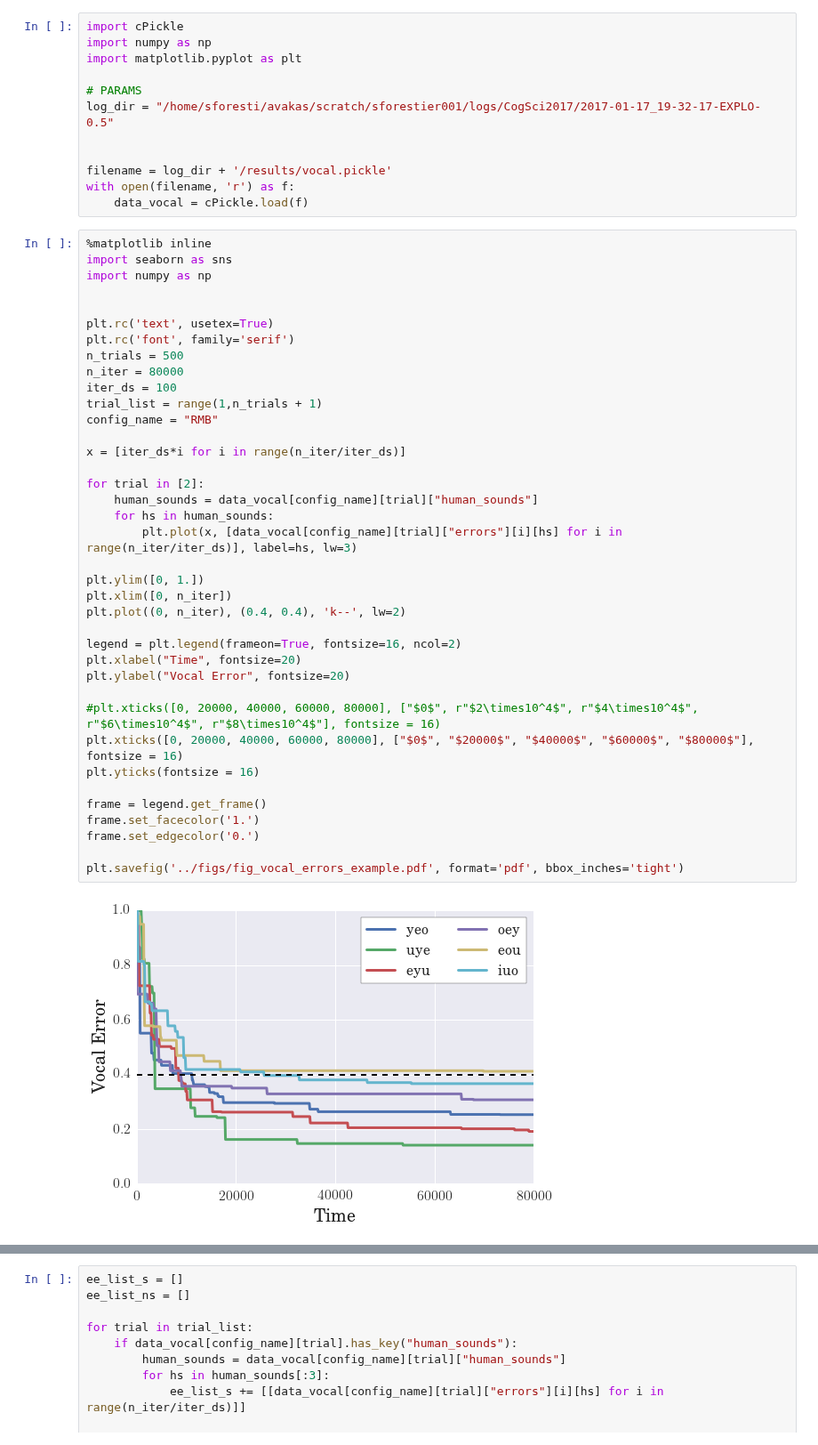
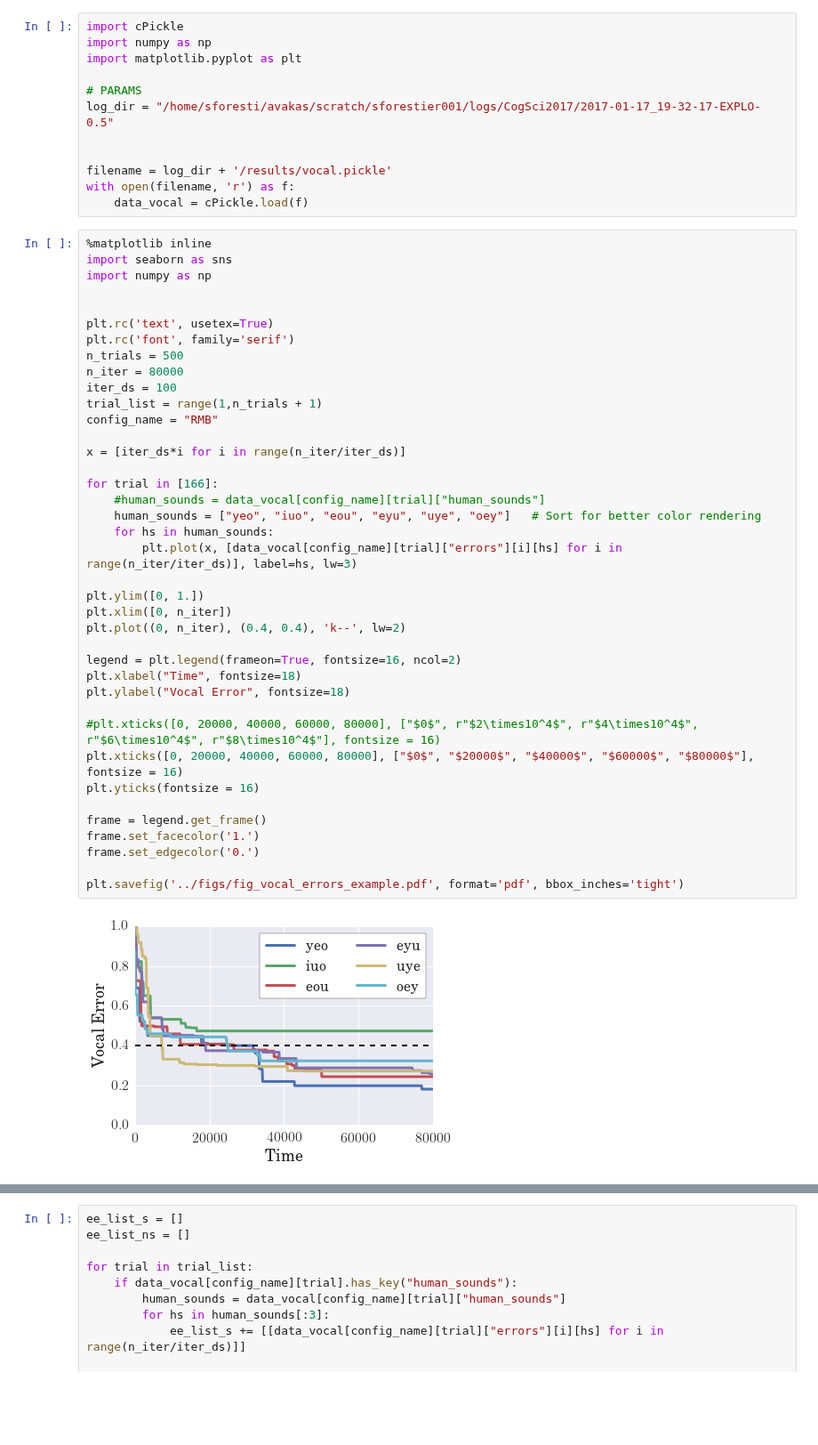
Before and after one commit to sebastien-forestier/CogSci2017, a Jupyter notebook: notebook/analysis_vocal.ipynb, the cells around one changed output, grey strips where cells are left out. Shown at 89% size. Cells and saved outputs as stored; diff of their text form; blank space fills up the shorter version.

```diff
--- a/notebook/analysis_vocal.ipynb
+++ b/notebook/analysis_vocal.ipynb
@@ -18,35 +18,36 @@ import numpy as np
 
 plt.rc('text', usetex=True)
 plt.rc('font', family='serif')
 n_trials = 500
 n_iter = 80000
 iter_ds = 100
 trial_list = range(1,n_trials + 1)
 config_name = "RMB"
 
 x = [iter_ds*i for i in range(n_iter/iter_ds)]
 
-for trial in [2]:
-    human_sounds = data_vocal[config_name][trial]["human_sounds"]
+for trial in [166]:
+    #human_sounds = data_vocal[config_name][trial]["human_sounds"]
+    human_sounds = ["yeo", "iuo", "eou", "eyu", "uye", "oey"]   # Sort for better color rendering
     for hs in human_sounds:
         plt.plot(x, [data_vocal[config_name][trial]["errors"][i][hs] for i in range(n_iter/iter_ds)], label=hs, lw=3)
 
 plt.ylim([0, 1.])
 plt.xlim([0, n_iter])
 plt.plot((0, n_iter), (0.4, 0.4), 'k--', lw=2)
 
 legend = plt.legend(frameon=True, fontsize=16, ncol=2)
-plt.xlabel("Time", fontsize=20)
-plt.ylabel("Vocal Error", fontsize=20)
+plt.xlabel("Time", fontsize=18)
+plt.ylabel("Vocal Error", fontsize=18)
 
 #plt.xticks([0, 20000, 40000, 60000, 80000], ["$0$", r"$2\times10^4$", r"$4\times10^4$", r"$6\times10^4$", r"$8\times10^4$"], fontsize = 16)
 plt.xticks([0, 20000, 40000, 60000, 80000], ["$0$", "$20000$", "$40000$", "$60000$", "$80000$"], fontsize = 16)
 plt.yticks(fontsize = 16)
 
 frame = legend.get_frame()
 frame.set_facecolor('1.')
 frame.set_edgecolor('0.')
 
 plt.savefig('../figs/fig_vocal_errors_example.pdf', format='pdf', bbox_inches='tight')
 # %% [output]
-[figure, old version]
+[figure, new version]
```
Also changed, not shown: parts of 3 cells of this notebook, 1 other file.
